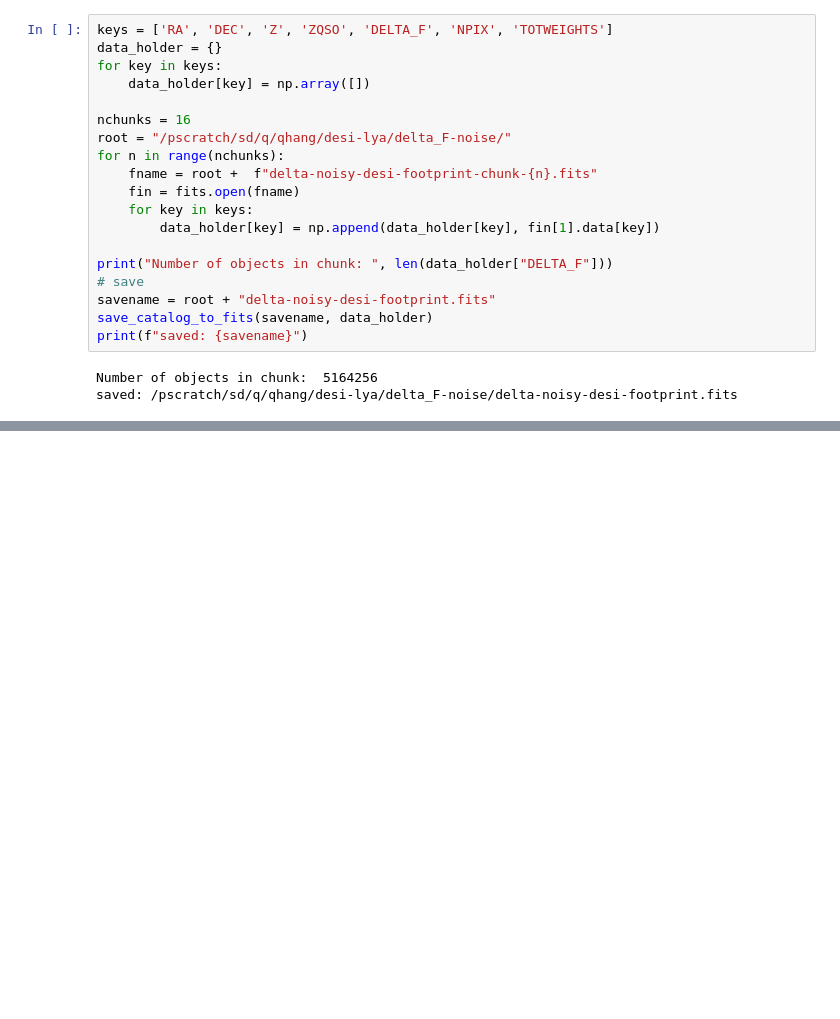
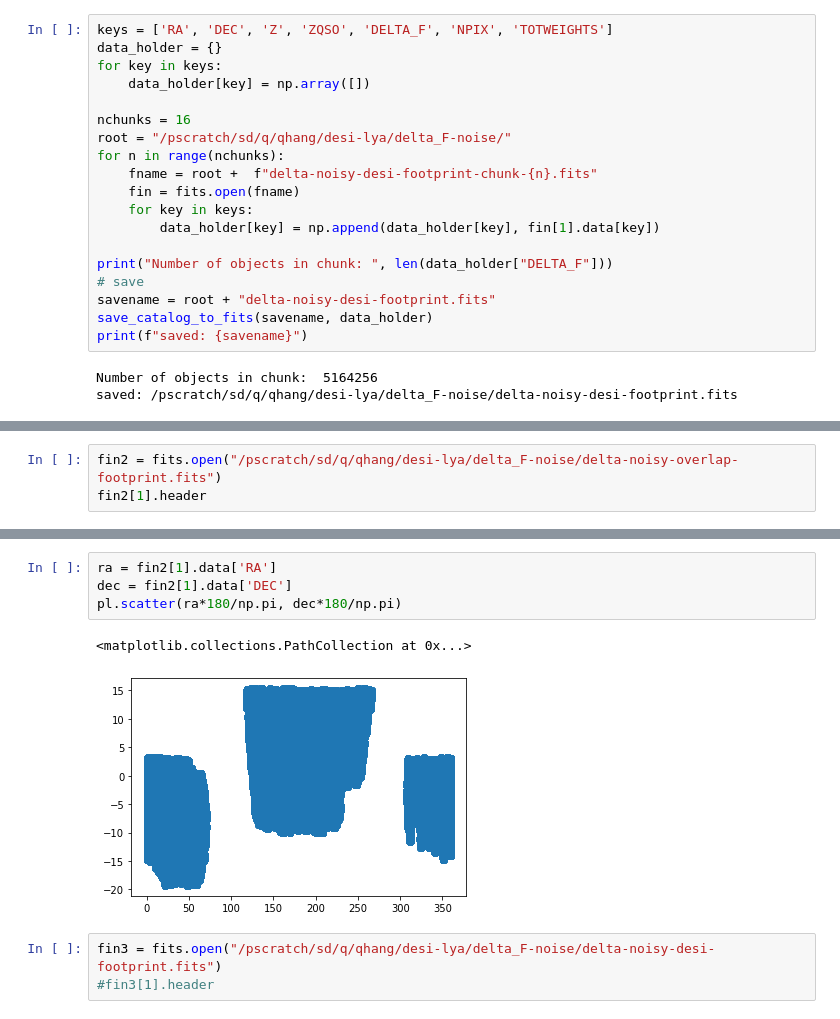
Before and after one commit to hangqianjun/lya_forest_clustering_z, a Jupyter notebook: notebooks/looking_at_noisy_lya.ipynb, the cells around one changed output, grey strips where cells are left out. Drawn from its saved outputs; the diff is of its cells as text; blank space fills up the shorter version.

```diff
--- a/notebooks/looking_at_noisy_lya.ipynb
+++ b/notebooks/looking_at_noisy_lya.ipynb
@@ -181,0 +257,3 @@ saved: /pscratch/sd/q/qhang/desi-lya/delta_F-noise/delta-noisy-desi-footprint.fi
+# %%
+fin2 = fits.open("/pscratch/sd/q/qhang/desi-lya/delta_F-noise/delta-noisy-overlap-footprint.fits")
+fin2[1].header
@@ -181,0 +281,10 @@ saved: /pscratch/sd/q/qhang/desi-lya/delta_F-noise/delta-noisy-desi-footprint.fi
+# %%
+ra = fin2[1].data['RA']
+dec = fin2[1].data['DEC']
+pl.scatter(ra*180/np.pi, dec*180/np.pi)
+# %% [output]
+<matplotlib.collections.PathCollection at 0x...>
+[figure, added]
+# %%
+fin3 = fits.open("/pscratch/sd/q/qhang/desi-lya/delta_F-noise/delta-noisy-desi-footprint.fits")
+#fin3[1].header
```
Also changed, not shown: parts of 16 cells of this notebook, 17 other files.
